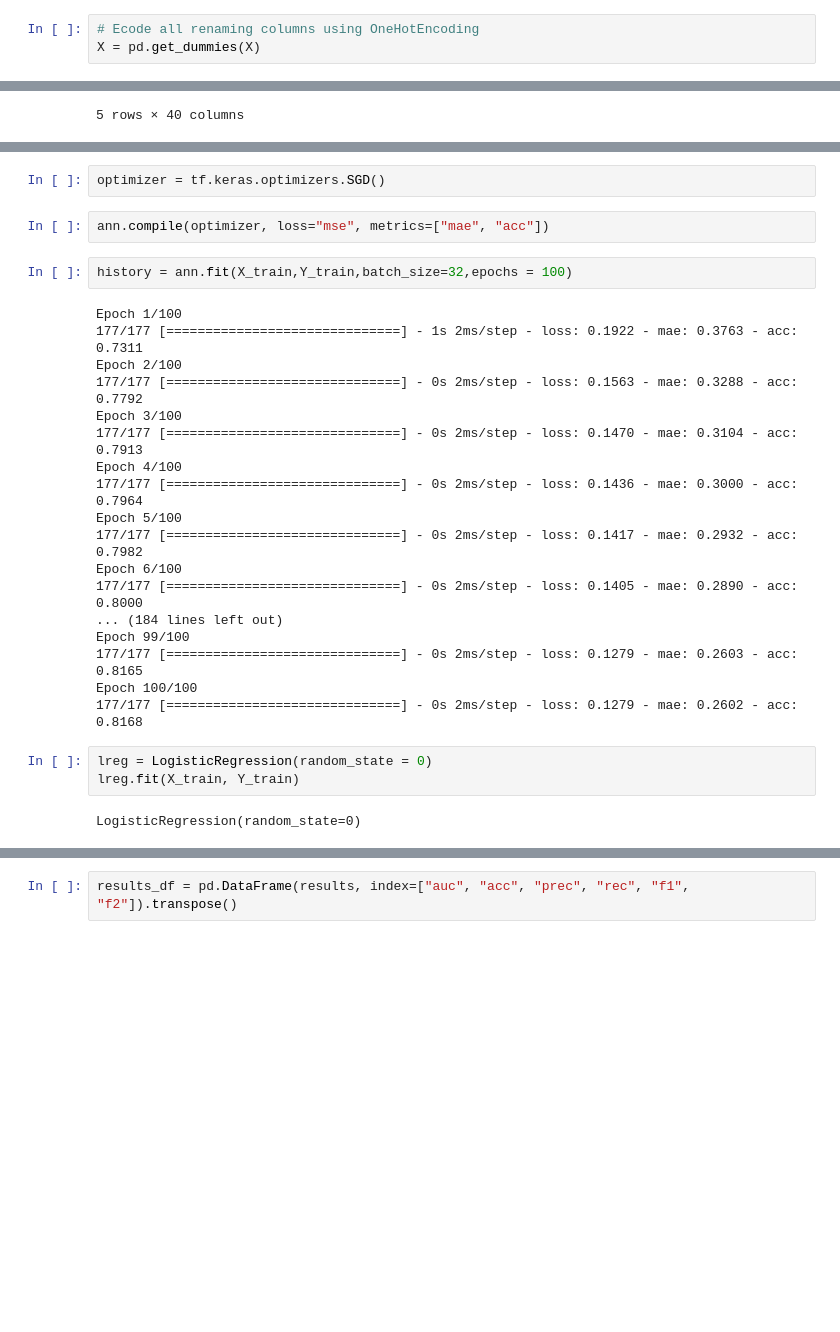
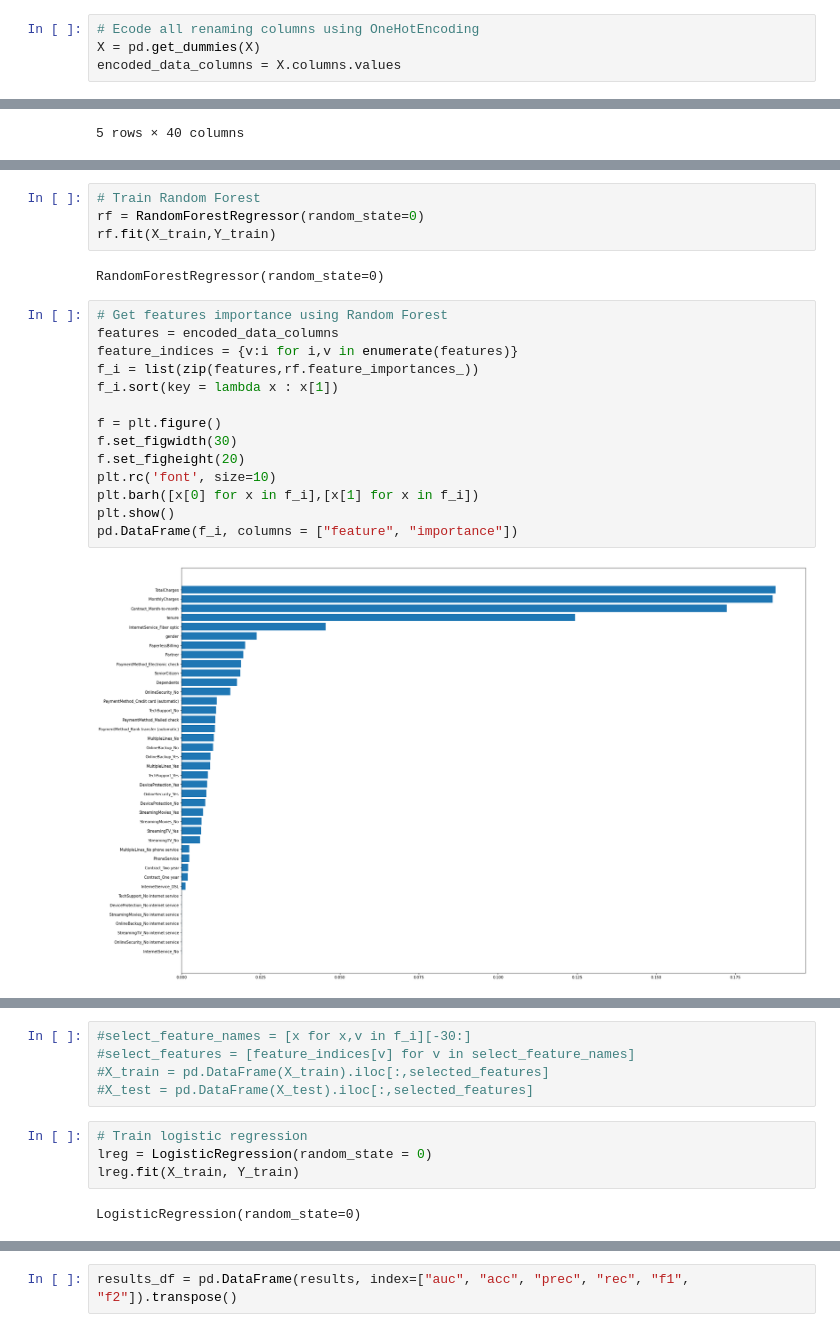
Before and after one commit to FarhadZafari/customer-churn-analysis, a Jupyter notebook: customer-churn-analysis.ipynb, the cells around one changed output, grey strips where cells are left out. Drawn from its saved outputs; the diff is of its cells as text; blank space fills up the shorter version.

```diff
--- a/customer-churn-analysis.ipynb
+++ b/customer-churn-analysis.ipynb
@@ -123,3 +126,4 @@ pd.DataFrame.from_dict(temp)
 # %%
 # Ecode all renaming columns using OneHotEncoding
 X = pd.get_dummies(X)
+encoded_data_columns = X.columns.values
@@ -188,29 +183,22 @@ ann.add(tf.keras.layers.Dense(units=1,activation="sigmoid"))
-# %%
-optimizer = tf.keras.optimizers.SGD()
-# %%
-ann.compile(optimizer, loss="mse", metrics=["mae", "acc"])
-# %%
-history = ann.fit(X_train,Y_train,batch_size=32,epochs = 100)
-# %% [output]
-Epoch 1/100
-177/177 [==============================] - 1s 2ms/step - loss: 0.1922 - mae: 0.3763 - acc: 0.7311
-Epoch 2/100
-177/177 [==============================] - 0s 2ms/step - loss: 0.1563 - mae: 0.3288 - acc: 0.7792
-Epoch 3/100
-177/177 [==============================] - 0s 2ms/step - loss: 0.1470 - mae: 0.3104 - acc: 0.7913
-Epoch 4/100
-177/177 [==============================] - 0s 2ms/step - loss: 0.1436 - mae: 0.3000 - acc: 0.7964
-Epoch 5/100
-177/177 [==============================] - 0s 2ms/step - loss: 0.1417 - mae: 0.2932 - acc: 0.7982
-Epoch 6/100
-177/177 [==============================] - 0s 2ms/step - loss: 0.1405 - mae: 0.2890 - acc: 0.8000
-... (184 lines left out)
-Epoch 99/100
-177/177 [==============================] - 0s 2ms/step - loss: 0.1279 - mae: 0.2603 - acc: 0.8165
-Epoch 100/100
-177/177 [==============================] - 0s 2ms/step - loss: 0.1279 - mae: 0.2602 - acc: 0.8168
-# %%
-lreg = LogisticRegression(random_state = 0)
-lreg.fit(X_train, Y_train)
-# %% [output]
-LogisticRegression(random_state=0)
+# %%
+# Train Random Forest
+rf = RandomForestRegressor(random_state=0)
+rf.fit(X_train,Y_train)
+# %% [output]
+RandomForestRegressor(random_state=0)
+# %%
+# Get features importance using Random Forest
+features = encoded_data_columns
+feature_indices = {v:i for i,v in enumerate(features)}
+f_i = list(zip(features,rf.feature_importances_))
+f_i.sort(key = lambda x : x[1])
+
+f = plt.figure()
+f.set_figwidth(30)
+f.set_figheight(20)
+plt.rc('font', size=10)
+plt.barh([x[0] for x in f_i],[x[1] for x in f_i])
+plt.show()
+pd.DataFrame(f_i, columns = ["feature", "importance"])
+# %% [output]
+[figure, added]
@@ -216,0 +222,11 @@ LogisticRegression(random_state=0)
+# %%
+#select_feature_names = [x for x,v in f_i][-30:]
+#select_features = [feature_indices[v] for v in select_feature_names]
+#X_train = pd.DataFrame(X_train).iloc[:,selected_features]
+#X_test = pd.DataFrame(X_test).iloc[:,selected_features]
+# %%
+# Train logistic regression
+lreg = LogisticRegression(random_state = 0)
+lreg.fit(X_train, Y_train)
+# %% [output]
+LogisticRegression(random_state=0)
```
Also changed, not shown: parts of 26 cells of this notebook.
